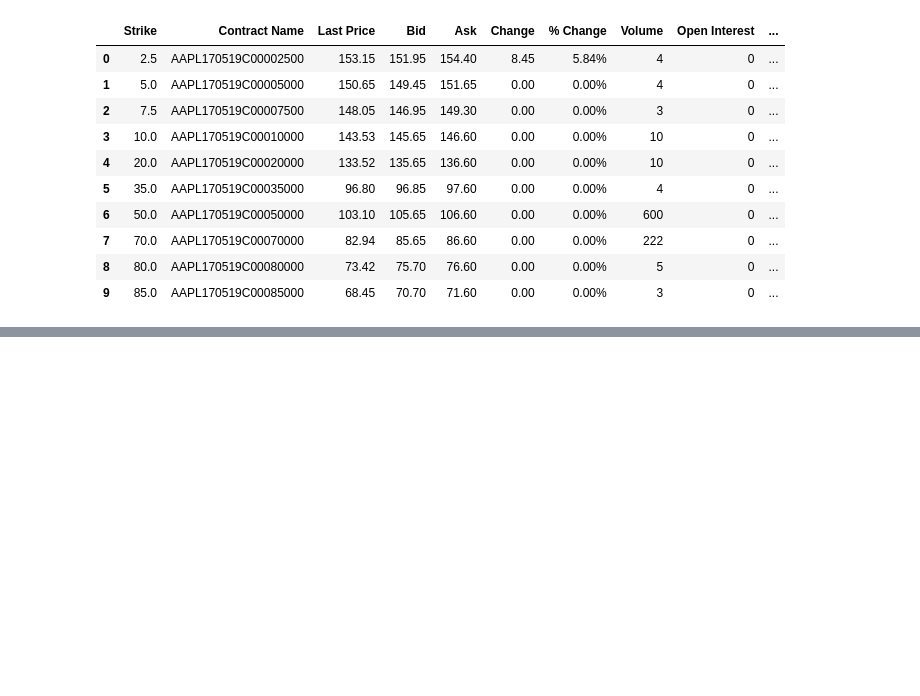
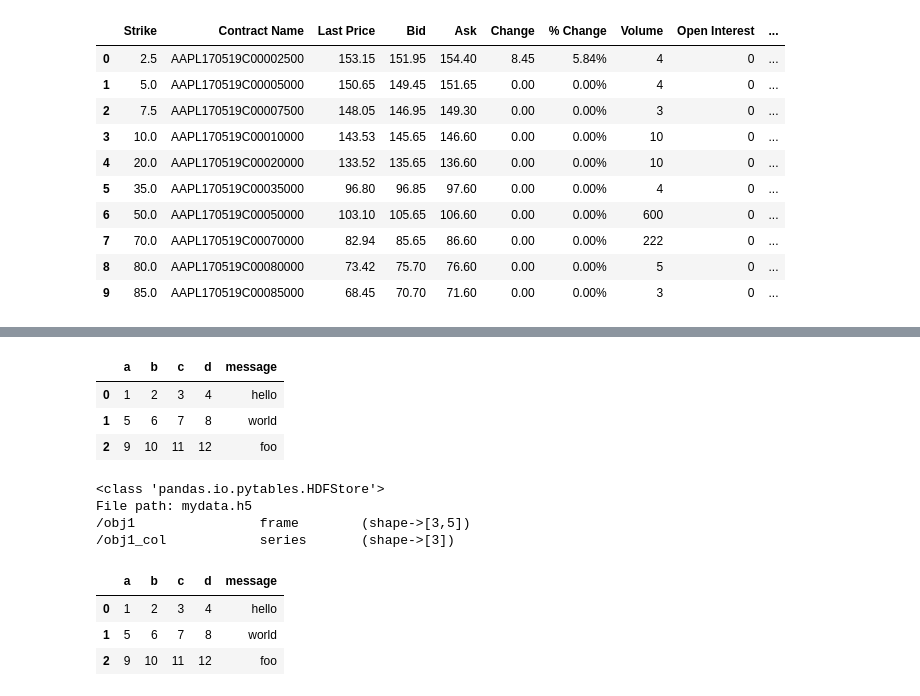
Before and after one commit to zhzhzh/PyDataLean, a Jupyter notebook: pydata_ch06_2.ipynb, the cells around one changed output, grey strips where cells are left out. Drawn from its saved outputs; the diff is of its cells as text; code cells hidden in the pictures; blank space fills up the shorter version.

```diff
--- a/pydata_ch06_2.ipynb
+++ b/pydata_ch06_2.ipynb
@@ -160,0 +246,7 @@ call_data[:10]
+# %%
+pd.read_pickle('frame_pickle')
+# %% [output]
+|  | a | b | c | d | message |
+| 0 | 1 | 2 | 3 | 4 | hello |
+| 1 | 5 | 6 | 7 | 8 | world |
+| 2 | 9 | 10 | 11 | 12 | foo |
@@ -160,0 +259,14 @@ call_data[:10]
+# %%
+store
+# %% [output]
+<class 'pandas.io.pytables.HDFStore'>
+File path: mydata.h5
+/obj1                frame        (shape->[3,5])
+/obj1_col            series       (shape->[3])
+# %%
+store['obj1']
+# %% [output]
+|  | a | b | c | d | message |
+| 0 | 1 | 2 | 3 | 4 | hello |
+| 1 | 5 | 6 | 7 | 8 | world |
+| 2 | 9 | 10 | 11 | 12 | foo |
```
Also changed, not shown: parts of 28 cells of this notebook.
